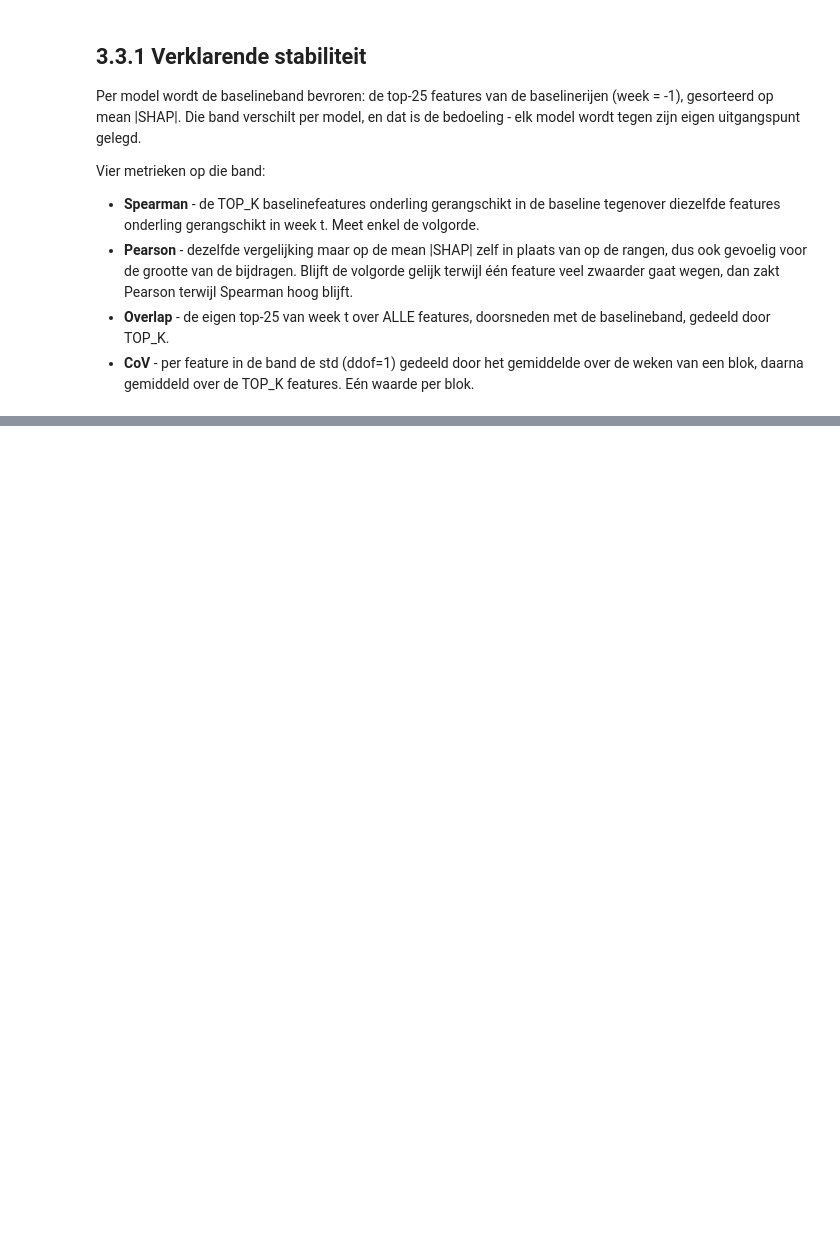
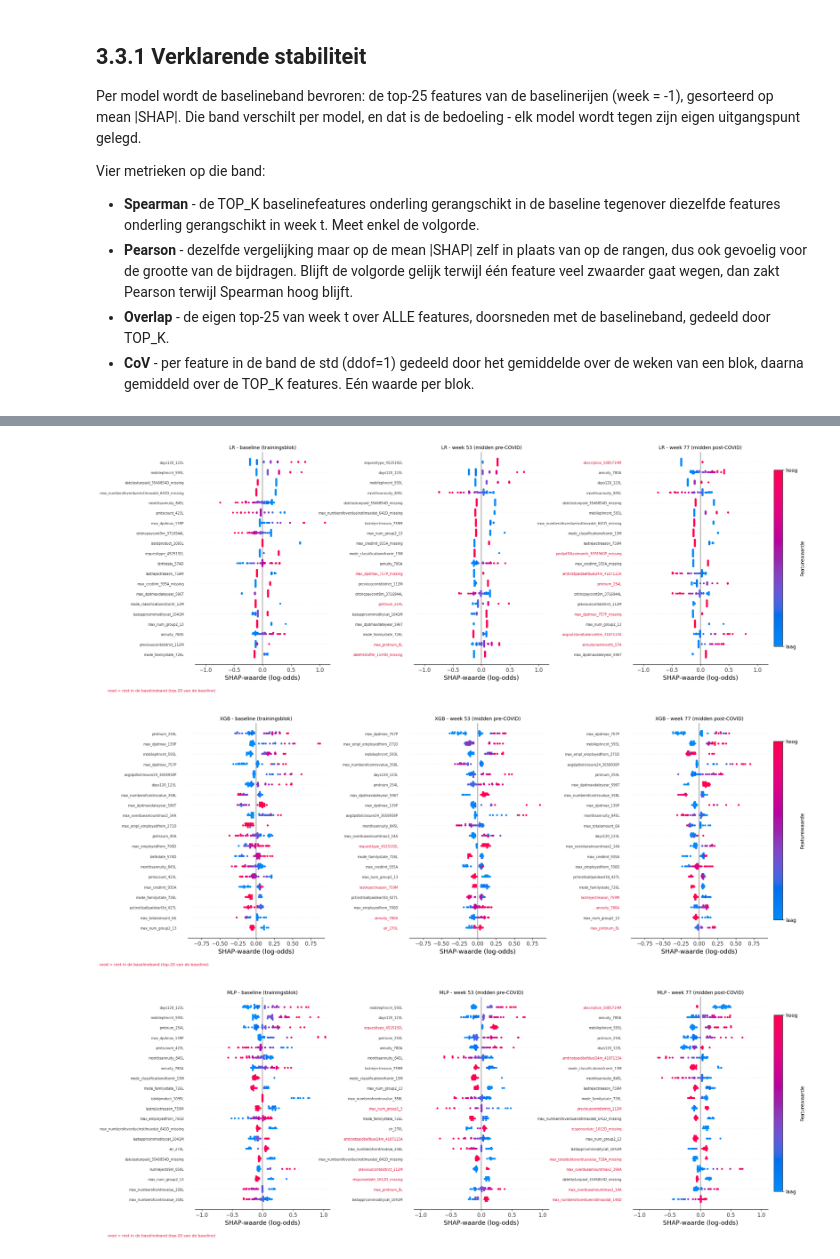
Before and after one commit to Jeanpierre69/casestudy-datamining, a Jupyter notebook: r2_explainable_stab.ipynb, the cells around one changed output, grey strips where cells are left out. Cells and saved outputs as stored; diff of their text form; code cells hidden in the pictures; blank space fills up the shorter version.

```diff
--- a/r2_explainable_stab.ipynb
+++ b/r2_explainable_stab.ipynb
@@ -403,0 +557,56 @@ plt.show()
+# %%
+# F11 - Zelfde drie momenten als F10, maar elk paneel krijgt zijn EIGEN top-TOP_K in plaats
+# van de bevroren baselinevolgorde. De rijen liggen dus niet op een lijn tussen de panelen;
+# de rode labels vangen dat op door de nieuwkomers te markeren.
+for model_name in MODELS:
+    band_set = set(bands[model_name])
+
+    # wspace ruim: elk paneel draagt nu zijn eigen featurenamen, en die lopen bij de
+    # standaardafstand over het paneel ernaast.
+    fig, axes = plt.subplots(1, len(FOCUS_WEEKS), figsize=(22, 8),
+                             gridspec_kw={"wspace": 0.62})
+
+    for ax, (week, label) in zip(axes, FOCUS_WEEKS.items()):
+        values = arrays[f"values_{model_name}_{week}"]
+        explanation = shap.Explanation(
+            values=values,
+            data=arrays[f"data_{week}"],
+            feature_names=feature_names,
+        )
+
+        week_order = np.argsort(-np.abs(values).mean(axis=0))
+
+        shap.plots.beeswarm(explanation, max_display=TOP_K, order=week_order,
+                            color_bar=False, group_remaining_features=False,
+                            plot_size=None, ax=ax, show=False)
+
+        # Rood = feature die deze week in de top staat maar niet in de baselineband.
+        for tick in ax.get_yticklabels():
+            tick.set_fontsize(7)
+            if tick.get_text() not in band_set:
+                tick.set_color("crimson")
+
+        ax.set_xlabel("SHAP-waarde (log-odds)")
+        ax.set_title(f"{model_name} - {label}", fontsize=10)
+
+    limit = max(abs(x) for ax in axes for x in ax.get_xlim())
+    for ax in axes:
+        ax.set_xlim(-limit, limit)
+    for ax in axes[1:]:
+        ax.set_xticks(axes[0].get_xticks())
+        ax.set_xlim(-limit, limit)
+
+    scale = plt.cm.ScalarMappable(cmap=shap.plots.colors.red_blue)
+    scale.set_array([])
+    cbar = fig.colorbar(scale, ax=axes, fraction=0.015, pad=0.01, ticks=[0, 1])
+    cbar.set_ticklabels(["laag", "hoog"])
+    cbar.set_label("Featurewaarde")
+
+    fig.text(0.01, 0.01, f"rood = niet in de baselineband (top-{TOP_K} van de baseline)",
+             fontsize=8, color="crimson")
+
+    plt.show()
+# %% [output]
+[figure, added]
+[figure, added]
+[figure, added]
```
Also changed, not shown: parts of 14 cells of this notebook, 4 other files.
